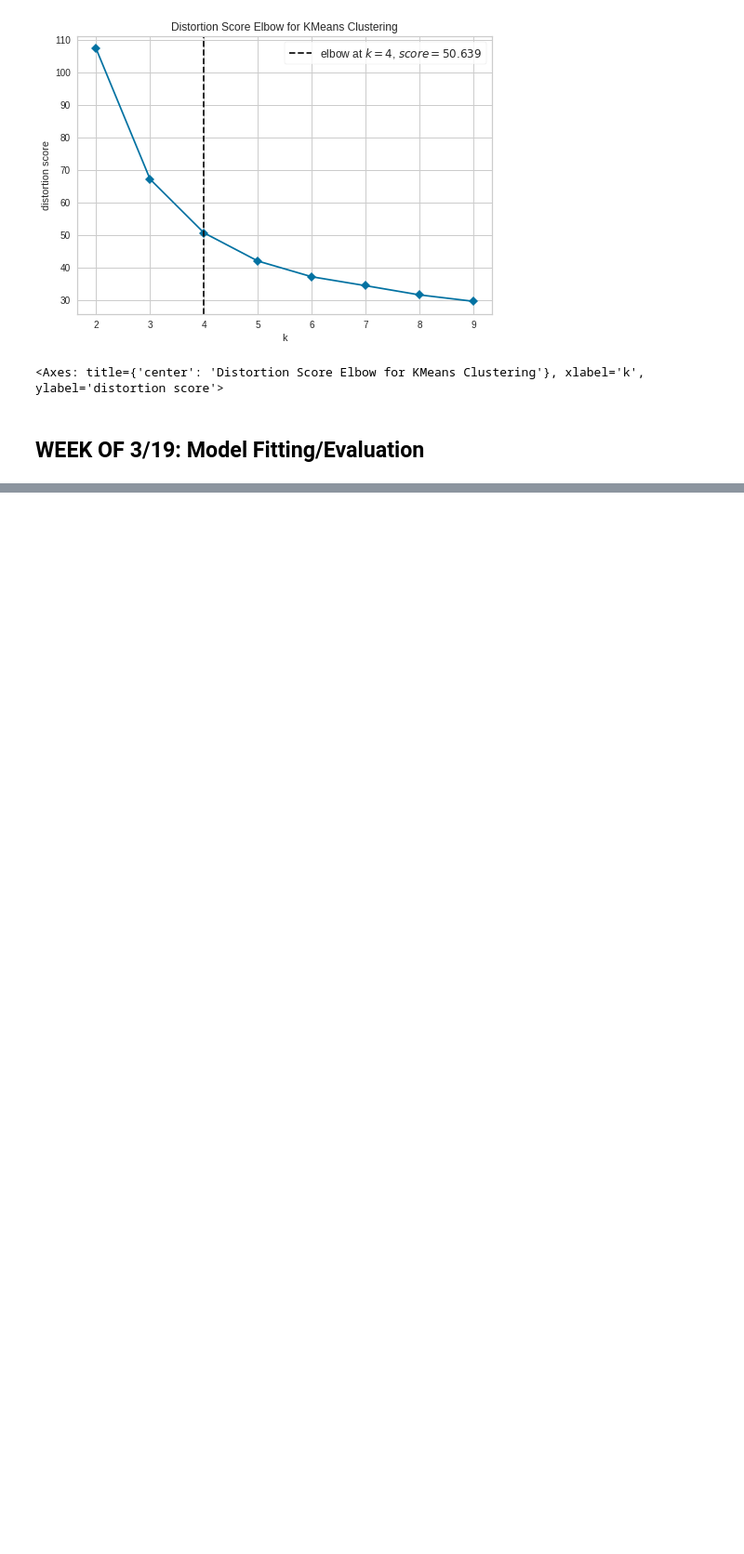
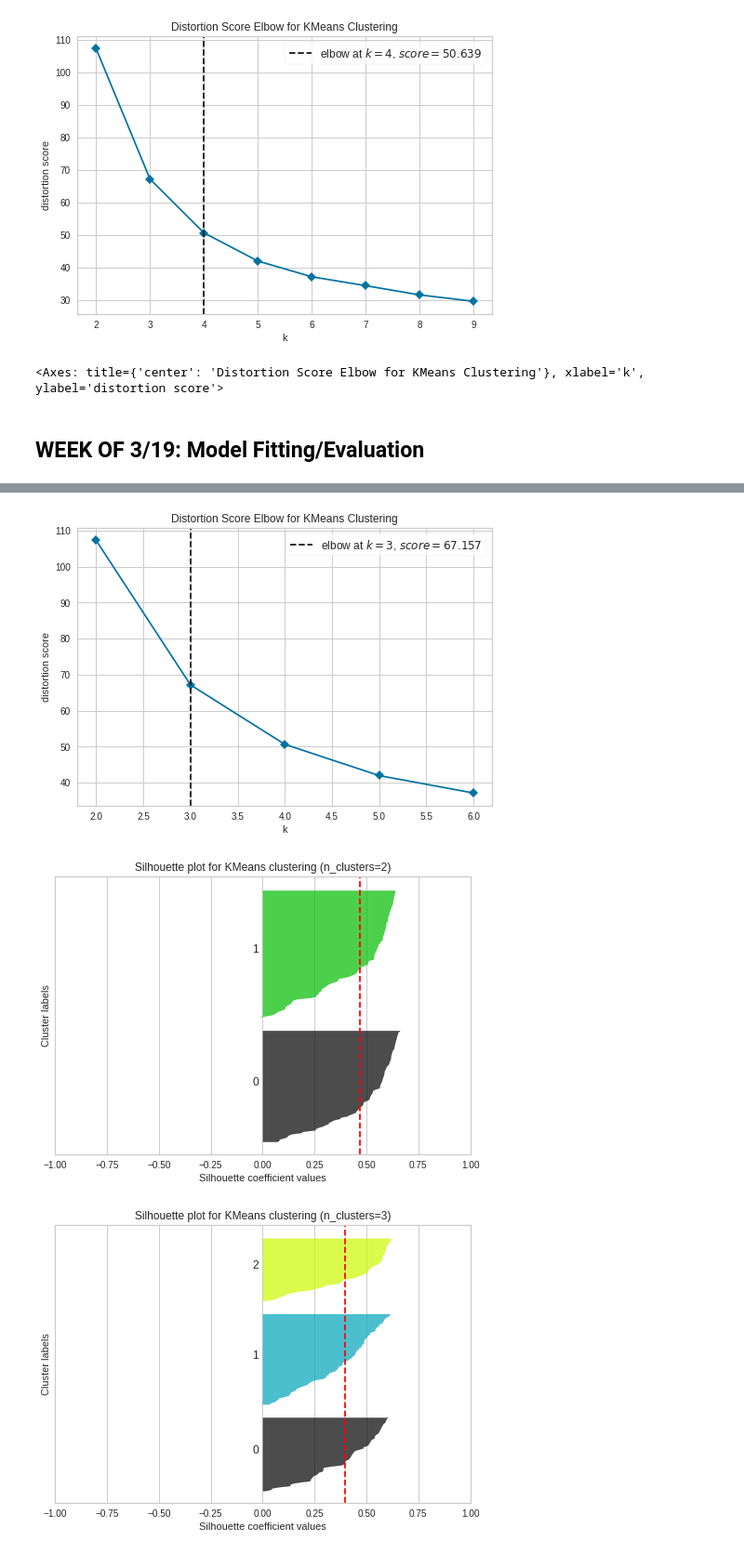
Before and after one commit to Danielpark1239/Spring_2023_IW, a Jupyter notebook: COS398_IW.ipynb, the cells around one changed output, grey strips where cells are left out. Shown at 93% size. Saved outputs shown, nothing was run; the diff lists cells and outputs as text; code cells hidden in the pictures; blank space fills up the shorter version.

Commit message:
Model Fitting and Evaluations Complete

```diff
--- a/COS398_IW.ipynb
+++ b/COS398_IW.ipynb
@@ -680,0 +669,78 @@ kmeans_teams = KMeans(random_state=0, n_init="auto", n_clusters=4).fit(team_data
+# %%
+# K-means player data: elbow method, silhouette plots, model fitting
+range_n_clusters = [2, 3, 4, 5, 6]
+
+kmeans_players = KMeans(random_state=0, n_init="auto")
+kmeans_players_visualizer = KElbowVisualizer(kmeans_players, k=(2,7), timings=False)
+kmeans_players_visualizer.fit(player_data)
+kmeans_players_visualizer.show()
+
+# Silhouette plots
+for n_clusters in range_n_clusters:
+    # Initialize a KMeans object with n_clusters clusters
+    clusterer = KMeans(n_clusters=n_clusters, random_state=0, n_init="auto")
+    cluster_labels = clusterer.fit_predict(player_data)
+
+    # Calculate the silhouette score for the clustering
+    silhouette_avg = silhouette_score(player_data, cluster_labels)
+
+    # Calculate the silhouette scores for each sample
+    sample_silhouette_values = silhouette_samples(player_data, cluster_labels)
+
+    # Create a subplot with 1 row and 1 column
+    fig, ax = plt.subplots(1, 1)
+
+    # Set the x-axis limits to [-1, 1]
+    ax.set_xlim([-1, 1])
+
+    # Compute the vertical limits of the silhouette plot
+    # The (n_clusters+1)*10 is for inserting blank space between silhouette plots
+    y_lower = 10
+    for i in range(n_clusters):
+        # Aggregate the silhouette scores for samples belonging to cluster i
+        ith_cluster_silhouette_values = \
+            sample_silhouette_values[cluster_labels == i]
+
+        ith_cluster_silhouette_values.sort()
+
+        # Get the size of the ith cluster
+        size_cluster_i = ith_cluster_silhouette_values.shape[0]
+        y_upper = y_lower + size_cluster_i
+
+        # Choose a color for the ith cluster
+        color = plt.cm.nipy_spectral(float(i) / n_clusters)
+
+        # Fill in the silhouette plot for cluster i
+        ax.fill_betweenx(np.arange(y_lower, y_upper),
+                          0, ith_cluster_silhouette_values,
+                          facecolor=color, edgecolor=color, alpha=0.7)
+
+        # Label the silhouette plots with their cluster numbers at the middle
+        ax.text(-0.05, y_lower + 0.5 * size_cluster_i, str(i))
+
+        # Compute the new y_lower for the next plot
+        y_lower = y_upper + 10
+
+    # Set the title and labels of the plot
+    ax.set_title("Silhouette plot for KMeans clustering (n_clusters={})".format(n_clusters))
+    ax.set_xlabel("Silhouette coefficient values")
+    ax.set_ylabel("Cluster labels")
+
+    # Draw a vertical line at the average silhouette score
+    ax.axvline(x=silhouette_avg, color="red", linestyle="--")
+
+    # Set the y-axis limits to the highest silhouette score plus 10
+    ax.set_ylim([0, y_lower])
+
+    # Remove the y-axis ticks and labels
+    ax.set_yticks([])
+
+    # Show the plot
+    plt.show()
+
+# K-means model for player data has optimal k=3
+kmeans_players = KMeans(random_state=0, n_init="auto", n_clusters=3).fit(player_data)
+# %% [output]
+[figure, added]
+[figure, added]
+[figure, added]
```
Also changed, not shown: parts of 21 cells of this notebook.
